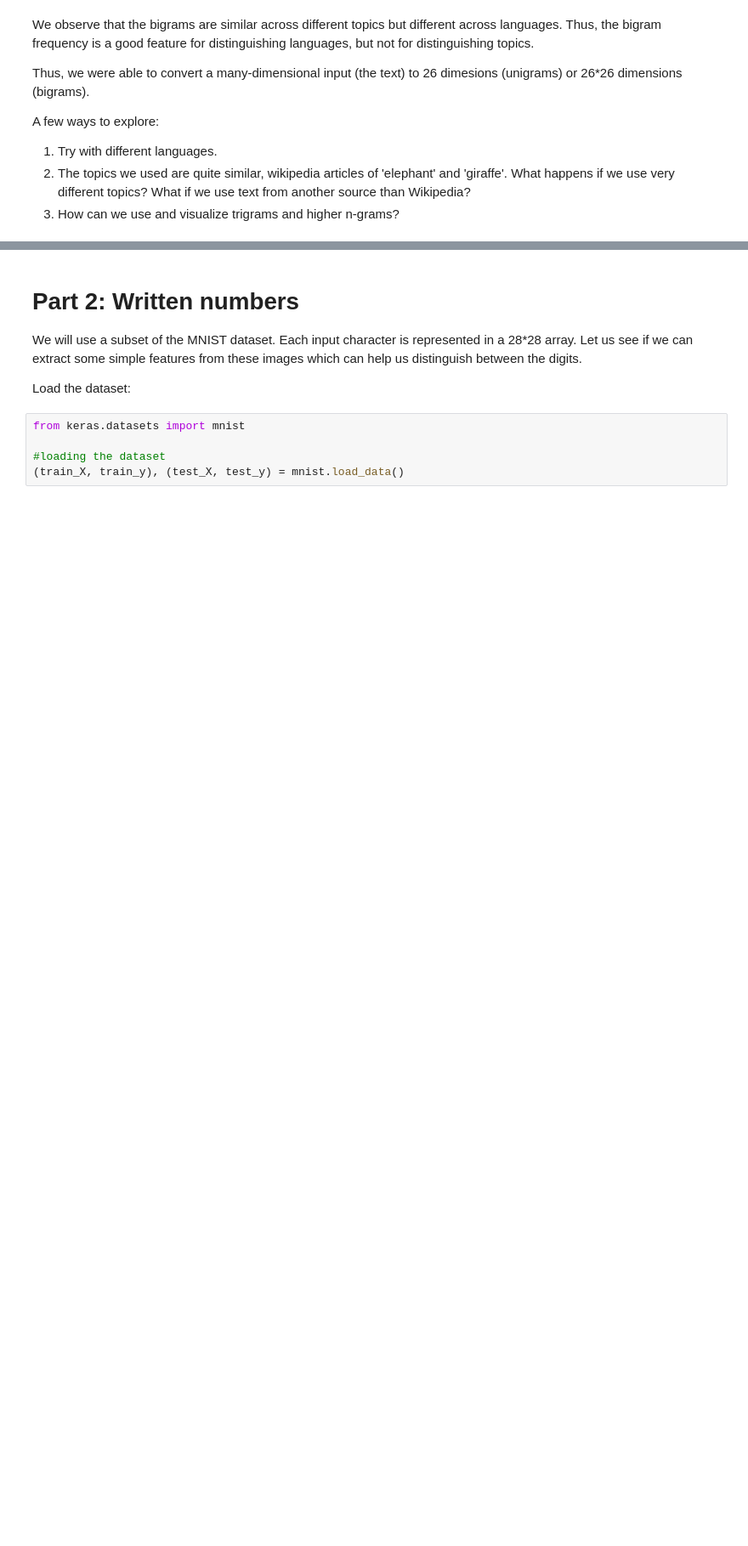
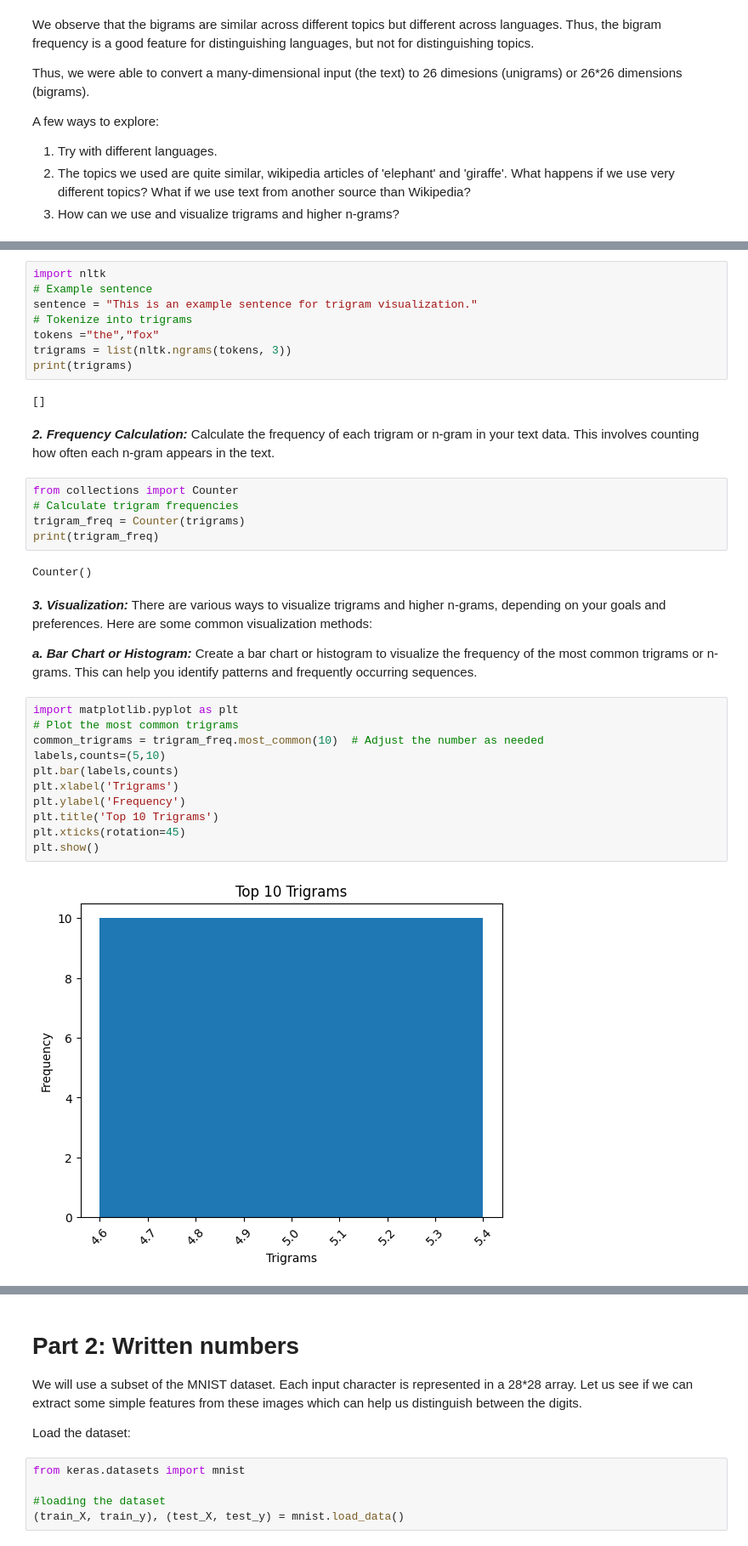
Before and after one commit to Hemanthdurgaprasad/FMML-LAB, a Jupyter notebook: Module_01_Lab_01_Features.ipynb, the cells around one changed output, grey strips where cells are left out. Shown at 85% size. Drawn from its saved outputs; the diff is of its cells as text; blank space fills up the shorter version.

```diff
--- a/Module_01_Lab_01_Features.ipynb
+++ b/Module_01_Lab_01_Features.ipynb
@@ -233,0 +321,39 @@ A few ways to explore:
+# %%
+import nltk
+# Example sentence
+sentence = "This is an example sentence for trigram visualization."
+# Tokenize into trigrams
+tokens ="the","fox"
+trigrams = list(nltk.ngrams(tokens, 3))
+print(trigrams)
+# %% [output]
+[]
+# %% [markdown]
+***2. Frequency Calculation:***
+Calculate the frequency of each trigram or n-gram in your text data. This involves counting how often each n-gram appears in the text.
+# %%
+from collections import Counter
+# Calculate trigram frequencies
+trigram_freq = Counter(trigrams)
+print(trigram_freq)
+# %% [output]
+Counter()
+# %% [markdown]
+***3. Visualization:***
+There are various ways to visualize trigrams and higher n-grams, depending on your goals and preferences. Here are some common visualization methods:
+
+***a. Bar Chart or Histogram:***
+Create a bar chart or histogram to visualize the frequency of the most common trigrams or n-grams. This can help you identify patterns and frequently occurring sequences.
+# %%
+import matplotlib.pyplot as plt
+# Plot the most common trigrams
+common_trigrams = trigram_freq.most_common(10)  # Adjust the number as needed
+labels,counts=(5,10)
+plt.bar(labels,counts)
+plt.xlabel('Trigrams')
+plt.ylabel('Frequency')
+plt.title('Top 10 Trigrams')
+plt.xticks(rotation=45)
+plt.show()
+# %% [output]
+[figure, added]
```
Also changed, not shown: parts of 18 cells of this notebook.
